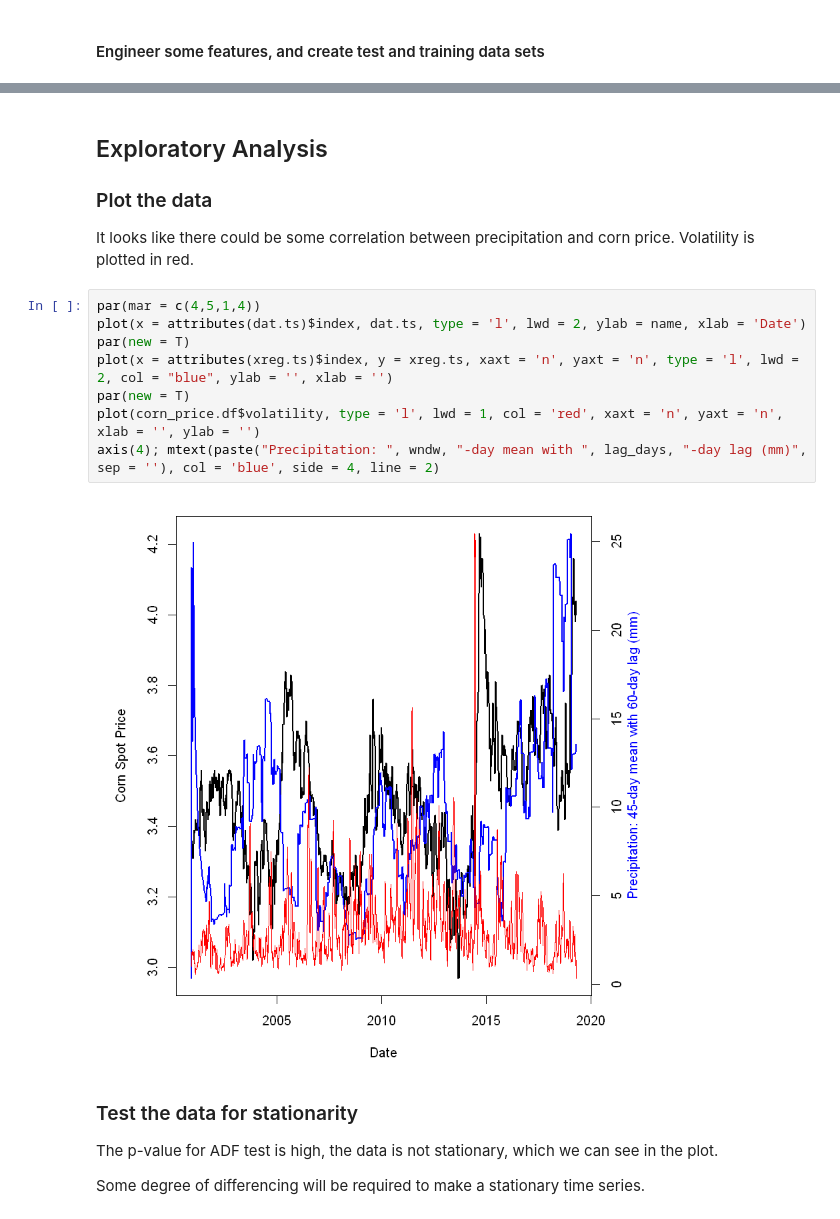
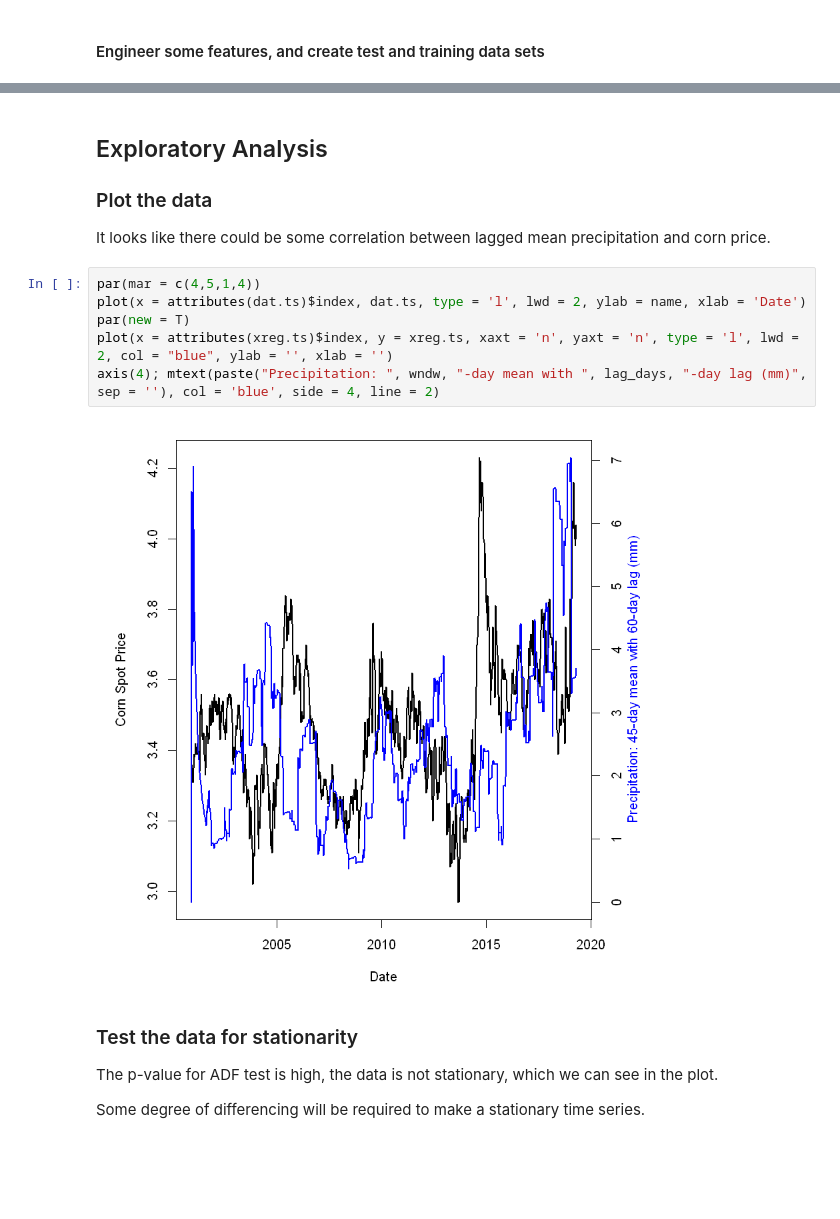
Before and after one commit to james-lederman/corn-forecasting, a Jupyter notebook: futures-forecasting-notebook.ipynb, the cells around one changed output, grey strips where cells are left out. Saved outputs shown, nothing was run; the diff lists cells and outputs as text; blank space fills up the shorter version.

```diff
--- a/futures-forecasting-notebook.ipynb
+++ b/futures-forecasting-notebook.ipynb
@@ -111,17 +113,15 @@ h = length(dat_test.ts)
 # %% [markdown]
 ## Exploratory Analysis
 ### Plot the data
-It looks like there could be some correlation between precipitation and corn price. Volatility is plotted in red.
+It looks like there could be some correlation between lagged mean precipitation and corn price.
 # %%
 par(mar = c(4,5,1,4))
 plot(x = attributes(dat.ts)$index, dat.ts, type = 'l', lwd = 2, ylab = name, xlab = 'Date')
 par(new = T)
 plot(x = attributes(xreg.ts)$index, y = xreg.ts, xaxt = 'n', yaxt = 'n', type = 'l', lwd = 2, col = "blue", ylab = '', xlab = '')
-par(new = T)
-plot(corn_price.df$volatility, type = 'l', lwd = 1, col = 'red', xaxt = 'n', yaxt = 'n', xlab = '', ylab = '')
 axis(4); mtext(paste("Precipitation: ", wndw, "-day mean with ", lag_days, "-day lag (mm)", sep = ''), col = 'blue', side = 4, line = 2)
 # %% [output]
-[figure, old version]
+[figure, new version]
 # %% [markdown]
 ### Test the data for stationarity
 The p-value for ADF test is high, the data is not stationary, which we can see in the plot.
```
Also changed, not shown: parts of 11 cells of this notebook.
